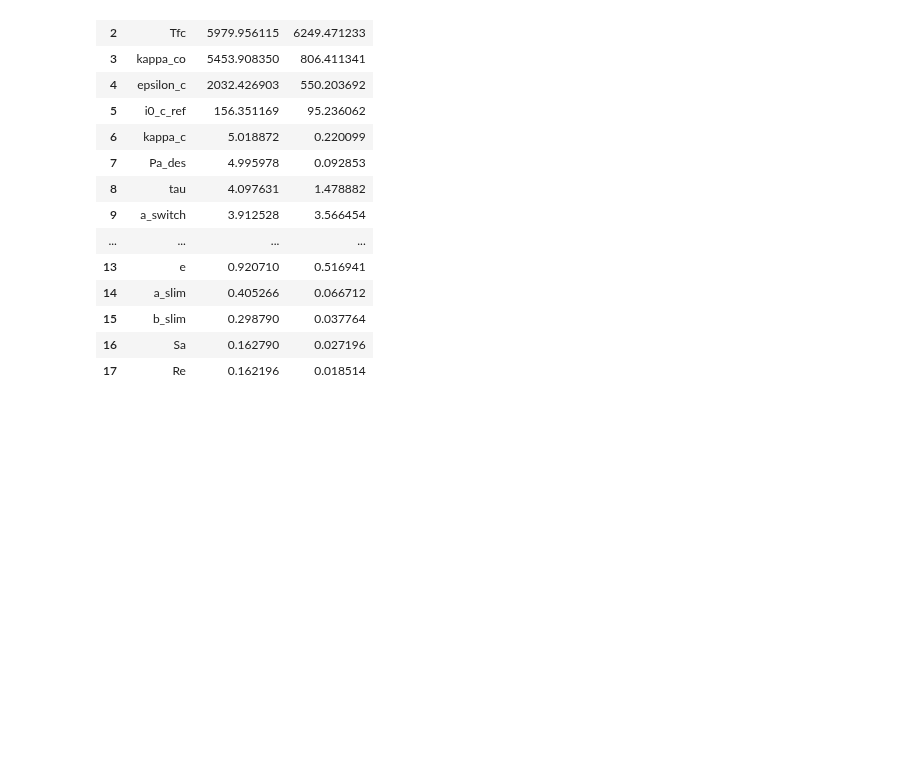
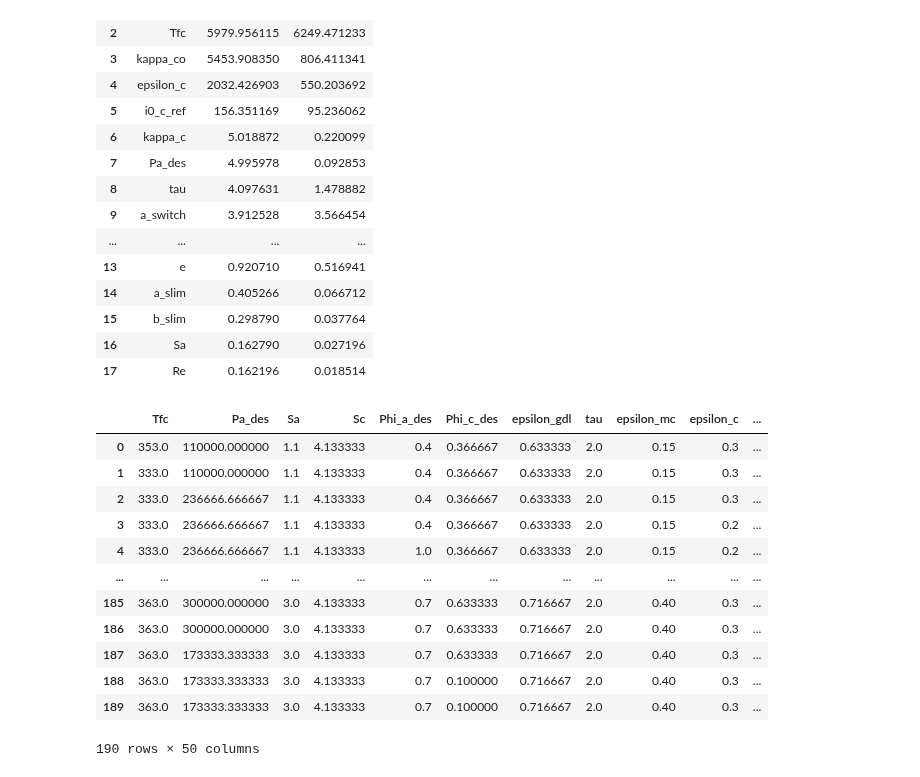
Before and after one commit to DejvisT/Sensitivity-Analysis-and-Surrogate-Modeling-of-PEM-Fuel-Cells, a Jupyter notebook: notebooks/02_sensitivity_analysis.ipynb, the cells around one changed output. Drawn from its saved outputs; the diff is of its cells as text; code cells hidden in the pictures; blank space fills up the shorter version.

```diff
--- a/notebooks/02_sensitivity_analysis.ipynb
+++ b/notebooks/02_sensitivity_analysis.ipynb
@@ -59,3 +58,23 @@ summarize_morris_results(morris_all, problem)
 | 15 | b_slim | 0.298790 | 0.037764 |
 | 16 | Sa | 0.162790 | 0.027196 |
 | 17 | Re | 0.162196 | 0.018514 |
+# %%
+data['AUC'] = data.apply(lambda row: np.trapezoid(row['Ucell'], row['ifc']), axis=1)
+
+# Calculate simple sum of Ucell values
+data['Ucell_sum'] = data['Ucell'].apply(np.sum)
+data
+# %% [output]
+|  | Tfc | Pa_des | Sa | Sc | Phi_a_des | Phi_c_des | epsilon_gdl | tau | epsilon_mc | epsilon_c | ... |
+| 0 | 353.0 | 110000.000000 | 1.1 | 4.133333 | 0.4 | 0.366667 | 0.633333 | 2.0 | 0.15 | 0.3 | ... |
+| 1 | 333.0 | 110000.000000 | 1.1 | 4.133333 | 0.4 | 0.366667 | 0.633333 | 2.0 | 0.15 | 0.3 | ... |
+| 2 | 333.0 | 236666.666667 | 1.1 | 4.133333 | 0.4 | 0.366667 | 0.633333 | 2.0 | 0.15 | 0.3 | ... |
+| 3 | 333.0 | 236666.666667 | 1.1 | 4.133333 | 0.4 | 0.366667 | 0.633333 | 2.0 | 0.15 | 0.2 | ... |
+| 4 | 333.0 | 236666.666667 | 1.1 | 4.133333 | 1.0 | 0.366667 | 0.633333 | 2.0 | 0.15 | 0.2 | ... |
+| ... | ... | ... | ... | ... | ... | ... | ... | ... | ... | ... | ... |
+| 185 | 363.0 | 300000.000000 | 3.0 | 4.133333 | 0.7 | 0.633333 | 0.716667 | 2.0 | 0.40 | 0.3 | ... |
+| 186 | 363.0 | 300000.000000 | 3.0 | 4.133333 | 0.7 | 0.633333 | 0.716667 | 2.0 | 0.40 | 0.3 | ... |
+| 187 | 363.0 | 173333.333333 | 3.0 | 4.133333 | 0.7 | 0.633333 | 0.716667 | 2.0 | 0.40 | 0.3 | ... |
+| 188 | 363.0 | 173333.333333 | 3.0 | 4.133333 | 0.7 | 0.100000 | 0.716667 | 2.0 | 0.40 | 0.3 | ... |
+| 189 | 363.0 | 173333.333333 | 3.0 | 4.133333 | 0.7 | 0.100000 | 0.716667 | 2.0 | 0.40 | 0.3 | ... |
+190 rows × 50 columns
```
Also changed, not shown: parts of 6 cells of this notebook, 1 other file.
